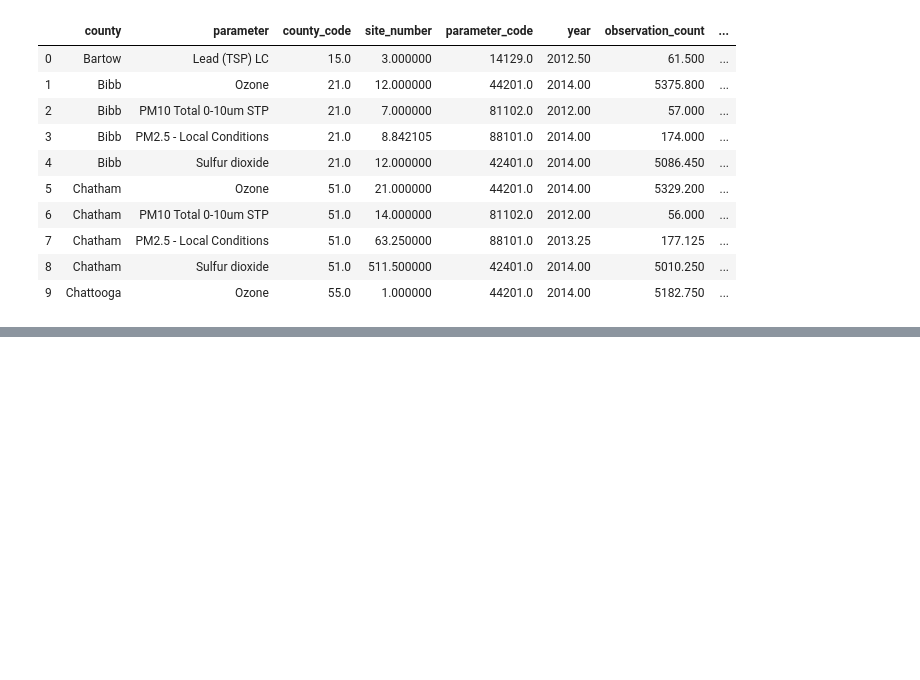
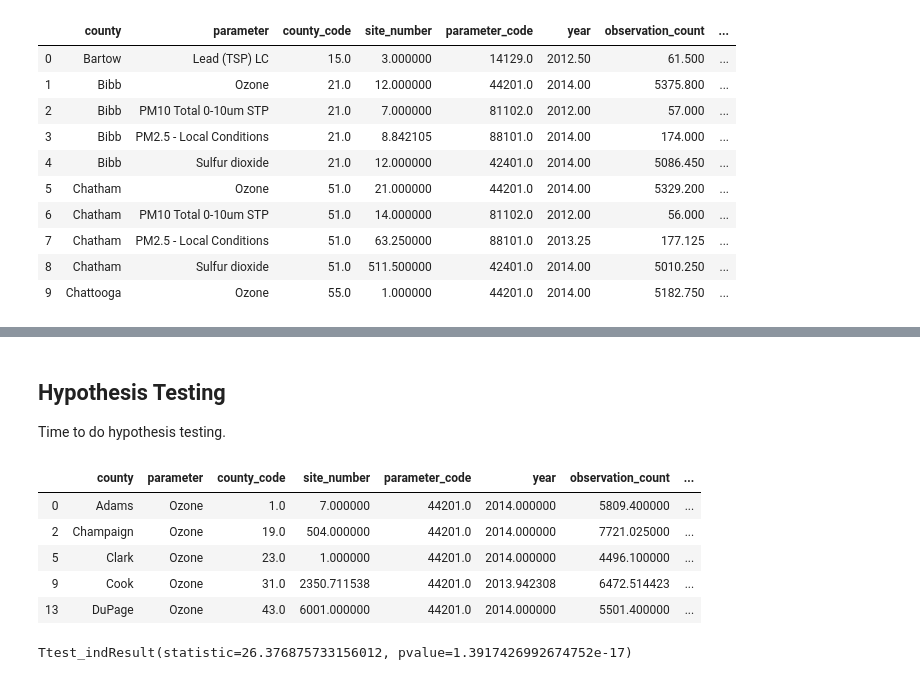
Before and after one commit to bbjornstad-flatiron/flatiron-mod3-project, a Jupyter notebook: data_analysis.ipynb, the cells around one changed output, grey strips where cells are left out. Saved outputs shown, nothing was run; the diff lists cells and outputs as text; code cells hidden in the pictures; blank space fills up the shorter version.

```diff
--- a/data_analysis.ipynb
+++ b/data_analysis.ipynb
@@ -170,0 +173,17 @@ sns.lmplot(
+# %% [markdown]
+## Hypothesis Testing
+Time to do hypothesis testing.
+# %%
+il_merged_ozone = il_merged_df.loc[il_merged_df.parameter == 'Ozone']
+il_merged_ozone.head()
+# %% [output]
+|  | county | parameter | county_code | site_number | parameter_code | year | observation_count | ... |
+| 0 | Adams | Ozone | 1.0 | 7.000000 | 44201.0 | 2014.000000 | 5809.400000 | ... |
+| 2 | Champaign | Ozone | 19.0 | 504.000000 | 44201.0 | 2014.000000 | 7721.025000 | ... |
+| 5 | Clark | Ozone | 23.0 | 1.000000 | 44201.0 | 2014.000000 | 4496.100000 | ... |
+| 9 | Cook | Ozone | 31.0 | 2350.711538 | 44201.0 | 2013.942308 | 6472.514423 | ... |
+| 13 | DuPage | Ozone | 43.0 | 6001.000000 | 44201.0 | 2014.000000 | 5501.400000 | ... |
+# %%
+stats.ttest_ind(il_merged_ozone.AgeAdjustedRate, il_merged_ozone.arithmetic_mean, equal_var=False)
+# %% [output]
+Ttest_indResult(statistic=26.376875733156012, pvalue=1.3917426992674752e-17)
```
Also changed, not shown: parts of 11 cells of this notebook, 4 other files.
